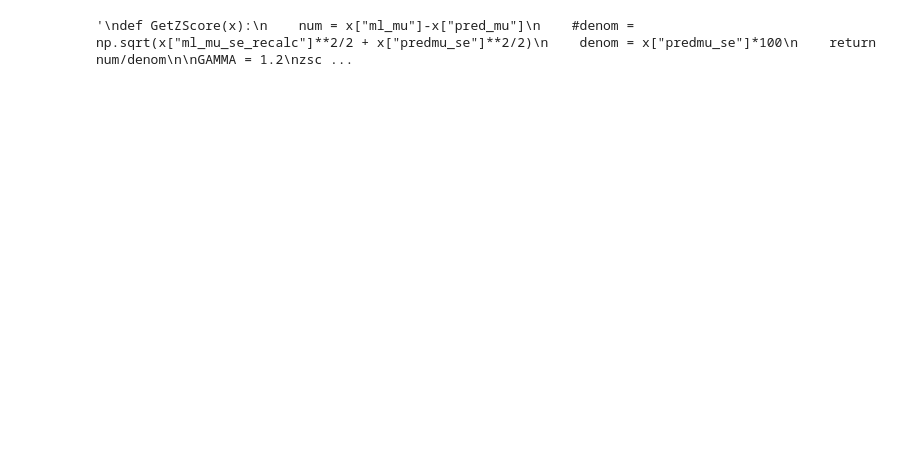
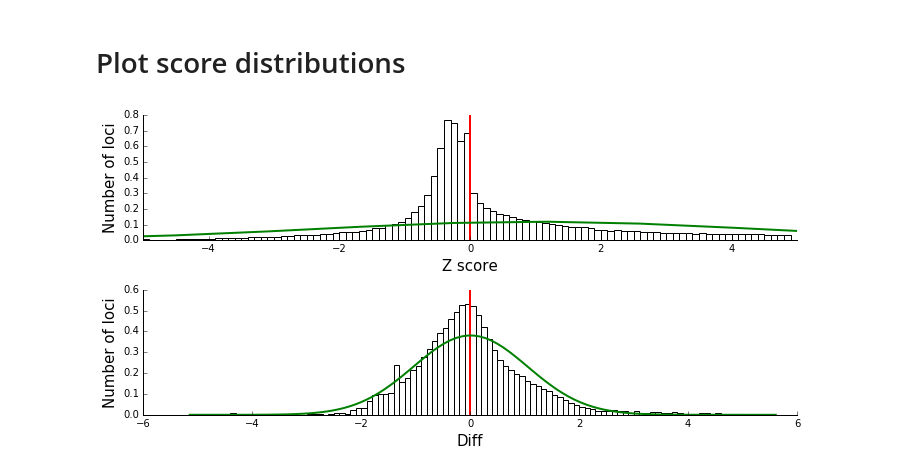
Before and after one commit to gymreklab/str-constraint, a Jupyter notebook: strsets/notebooks/STRSet_Constraint.ipynb, the cells around one changed output. Saved outputs shown, nothing was run; the diff lists cells and outputs as text; code cells hidden in the pictures; blank space fills up the shorter version.

```diff
--- a/strsets/notebooks/STRSet_Constraint.ipynb
+++ b/strsets/notebooks/STRSet_Constraint.ipynb
@@ -25,16 +25,45 @@ WARNING: pylab import has clobbered these variables: ['box', 'random']
 `%matplotlib` prevents importing * from pylab and numpy
-# %%
-# Unscale standard errors, recalc zscores
-"""
-def GetZScore(x):
-    num = x["ml_mu"]-x["pred_mu"]
-    #denom = np.sqrt(x["ml_mu_se_recalc"]**2/2 + x["predmu_se"]**2/2)
-    denom = x["predmu_se"]*100
-    return num/denom
-
-GAMMA = 1.2
-zscores["ml_mu_se_recalc"] = zscores.apply(lambda x: x["ml_mu_se"]/GAMMA/abs(x["ml_mu"]), 1)
-zscores["zscore"] = zscores.apply(GetZScore, 1)
-"""
-# %% [output]
-'\ndef GetZScore(x):\n    num = x["ml_mu"]-x["pred_mu"]\n    #denom = np.sqrt(x["ml_mu_se_recalc"]**2/2 + x["predmu_se"]**2/2)\n    denom = x["predmu_se"]*100\n    return num/denom\n\nGAMMA = 1.2\nzsc ...
+# %% [markdown]
+# Plot score distributions
+# %%
+lb = -5
+ub = 5
+fig = plt.figure()
+fig.set_size_inches((10, 5))
+
+ax = fig.add_subplot(211)
+ax.hist(zscores["zscore"], bins=np.arange(lb, ub, 0.1), edgecolor="black", color="white", normed=True);
+ax.spines["top"].set_visible(False);
+ax.spines["right"].set_visible(False);
+ax.get_xaxis().tick_bottom();
+ax.get_yaxis().tick_left();
+ax.set_xlabel("Z score", size=15)
+ax.set_ylabel("Number of loci", size=15)
+ax.axvline(x=0, linewidth=2, color="red")
+# Fit normal
+mu = np.mean(zscores["zscore"])
+std = np.sqrt(np.var(zscores["zscore"]))
+xvals = np.linspace(min(zscores["zscore"]), max(zscores["zscore"]), 100)
+ax.set_xlim(left=lb, right=ub);
+p = scipy.stats.norm.pdf(xvals, mu, std)
+ax.plot(xvals, p, linewidth=2, color="green")
+
+ax = fig.add_subplot(212)
+ax.hist(zscores["diff"], bins=np.arange(lb, ub, 0.1),  edgecolor="black", color="white", normed=True );
+ax.spines["top"].set_visible(False);
+ax.spines["right"].set_visible(False);
+ax.get_xaxis().tick_bottom();
+ax.get_yaxis().tick_left();
+ax.set_xlabel("Diff", size=15)
+ax.set_ylabel("Number of loci", size=15)
+ax.axvline(x=0, linewidth=2, color="red")
+# Fit normal
+mu = np.mean(zscores["diff"])
+std = np.sqrt(np.var(zscores["diff"]))
+xvals = np.linspace(min(zscores["diff"]), max(zscores["diff"]), 100)
+p = scipy.stats.norm.pdf(xvals, mu, std)
+ax.plot(xvals, p, linewidth=2, color="green")
+
+fig.tight_layout()
+# %% [output]
+[figure, added]
```
Also changed, not shown: parts of 12 cells of this notebook, 1 other file.
